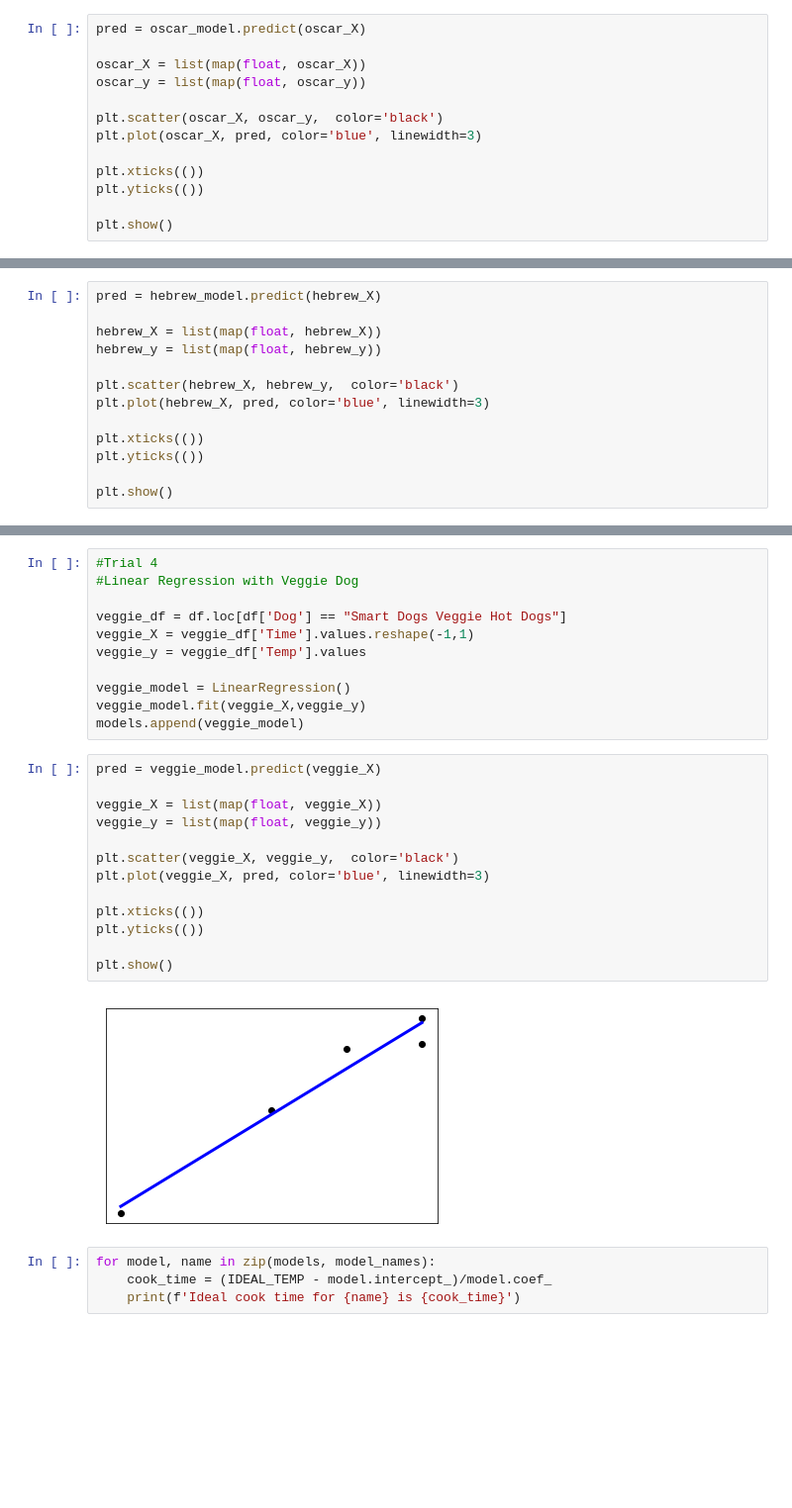
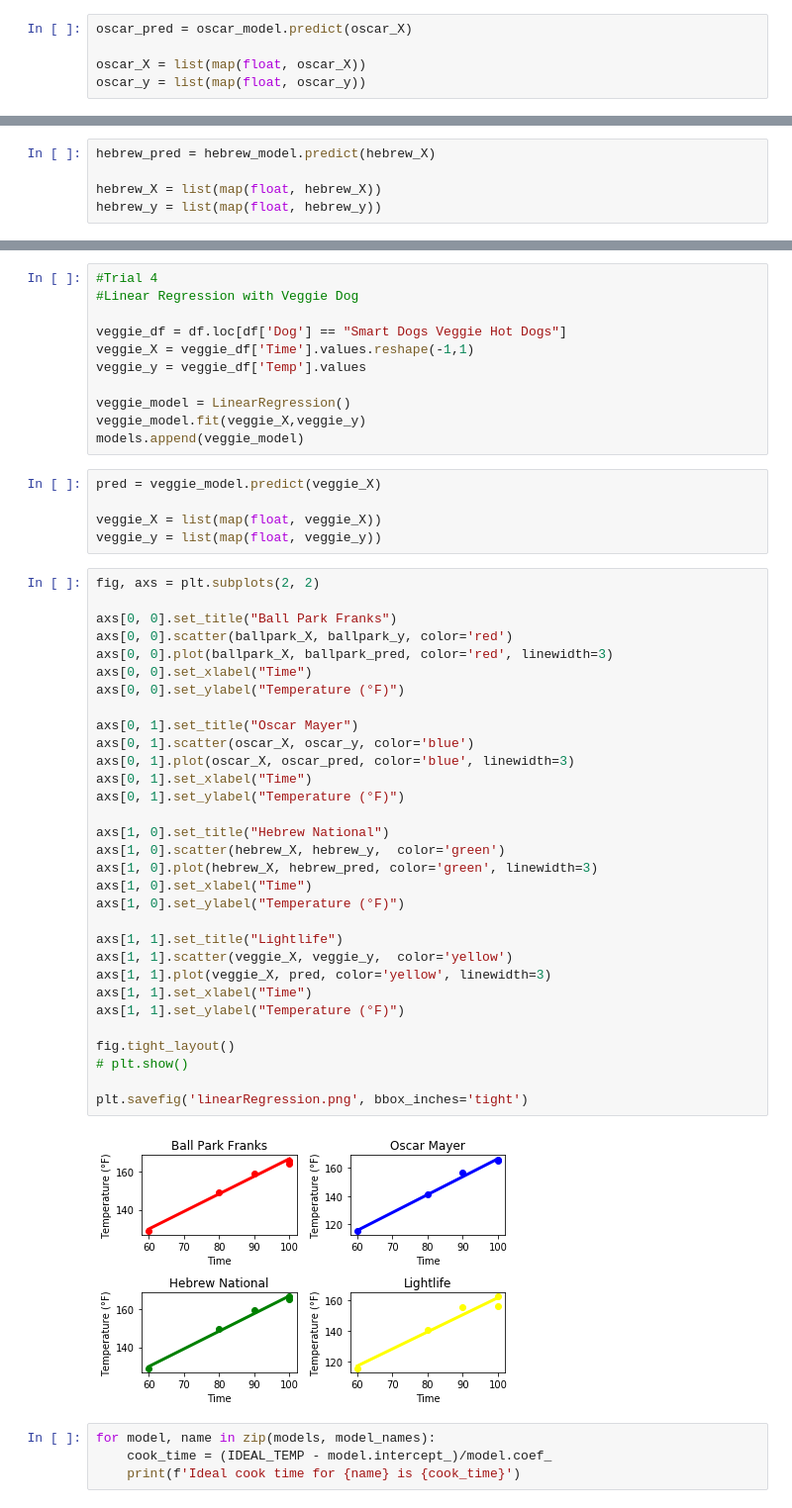
Before and after one commit to elite-think-tank/smart-dogs, a Jupyter notebook: linearRegression/linearRegression.ipynb, the cells around one changed output, grey strips where cells are left out. Shown at 99% size. Saved outputs shown, nothing was run; the diff lists cells and outputs as text; blank space fills up the shorter version.

Commit message:
Update linear and multivariate regressions

```diff
--- a/linearRegression/linearRegression.ipynb
+++ b/linearRegression/linearRegression.ipynb
@@ -142,15 +119,7 @@ oscar_model = LinearRegression()
 oscar_model.fit(oscar_X, oscar_y)
 models.append(oscar_model)
 # %%
-pred = oscar_model.predict(oscar_X)
+oscar_pred = oscar_model.predict(oscar_X)
 
 oscar_X = list(map(float, oscar_X))
 oscar_y = list(map(float, oscar_y))
-
-plt.scatter(oscar_X, oscar_y,  color='black')
-plt.plot(oscar_X, pred, color='blue', linewidth=3)
-
-plt.xticks(())
-plt.yticks(())
-
-plt.show()
@@ -168,15 +135,7 @@ hebrew_model = LinearRegression()
 hebrew_model.fit(hebrew_X, hebrew_y)
 models.append(hebrew_model)
 # %%
-pred = hebrew_model.predict(hebrew_X)
+hebrew_pred = hebrew_model.predict(hebrew_X)
 
 hebrew_X = list(map(float, hebrew_X))
 hebrew_y = list(map(float, hebrew_y))
-
-plt.scatter(hebrew_X, hebrew_y,  color='black')
-plt.plot(hebrew_X, pred, color='blue', linewidth=3)
-
-plt.xticks(())
-plt.yticks(())
-
-plt.show()
@@ -198,16 +155,39 @@ pred = veggie_model.predict(veggie_X)
 
 veggie_X = list(map(float, veggie_X))
 veggie_y = list(map(float, veggie_y))
-
-plt.scatter(veggie_X, veggie_y,  color='black')
-plt.plot(veggie_X, pred, color='blue', linewidth=3)
-
-plt.xticks(())
-plt.yticks(())
-
-plt.show()
-# %% [output]
-[figure, removed]
+# %%
+fig, axs = plt.subplots(2, 2)
+
+axs[0, 0].set_title("Ball Park Franks")
+axs[0, 0].scatter(ballpark_X, ballpark_y, color='red')
+axs[0, 0].plot(ballpark_X, ballpark_pred, color='red', linewidth=3)
+axs[0, 0].set_xlabel("Time")
+axs[0, 0].set_ylabel("Temperature (°F)")
+
+axs[0, 1].set_title("Oscar Mayer")
+axs[0, 1].scatter(oscar_X, oscar_y, color='blue')
+axs[0, 1].plot(oscar_X, oscar_pred, color='blue', linewidth=3)
+axs[0, 1].set_xlabel("Time")
+axs[0, 1].set_ylabel("Temperature (°F)")
+
+axs[1, 0].set_title("Hebrew National")
+axs[1, 0].scatter(hebrew_X, hebrew_y,  color='green')
+axs[1, 0].plot(hebrew_X, hebrew_pred, color='green', linewidth=3)
+axs[1, 0].set_xlabel("Time")
+axs[1, 0].set_ylabel("Temperature (°F)")
+
+axs[1, 1].set_title("Lightlife")
+axs[1, 1].scatter(veggie_X, veggie_y,  color='yellow')
+axs[1, 1].plot(veggie_X, pred, color='yellow', linewidth=3)
+axs[1, 1].set_xlabel("Time")
+axs[1, 1].set_ylabel("Temperature (°F)")
+
+fig.tight_layout()
+# plt.show()
+
+plt.savefig('linearRegression.png', bbox_inches='tight')
+# %% [output]
+[figure, added]
 # %%
 for model, name in zip(models, model_names):
     cook_time = (IDEAL_TEMP - model.intercept_)/model.coef_
```
Also changed, not shown: parts of 8 cells of this notebook, 1 other file.
